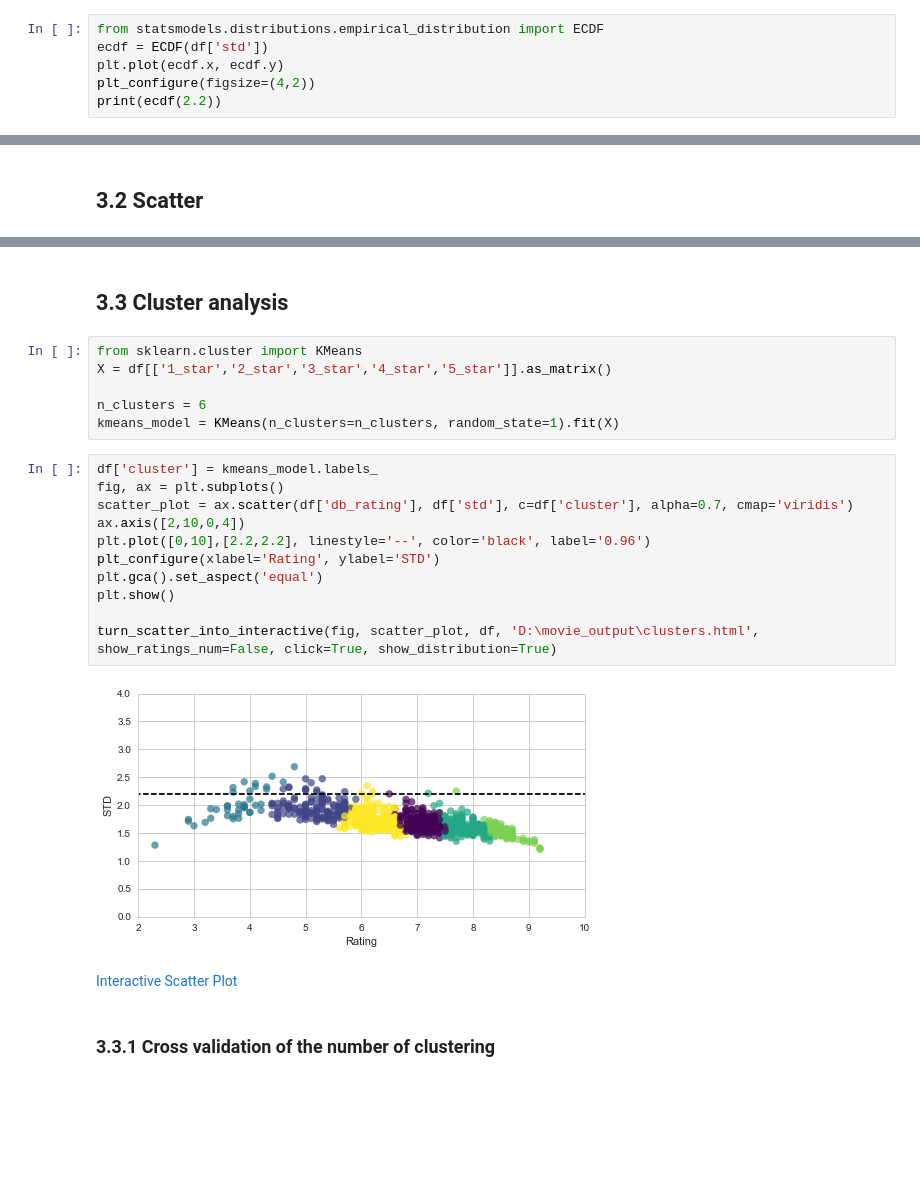
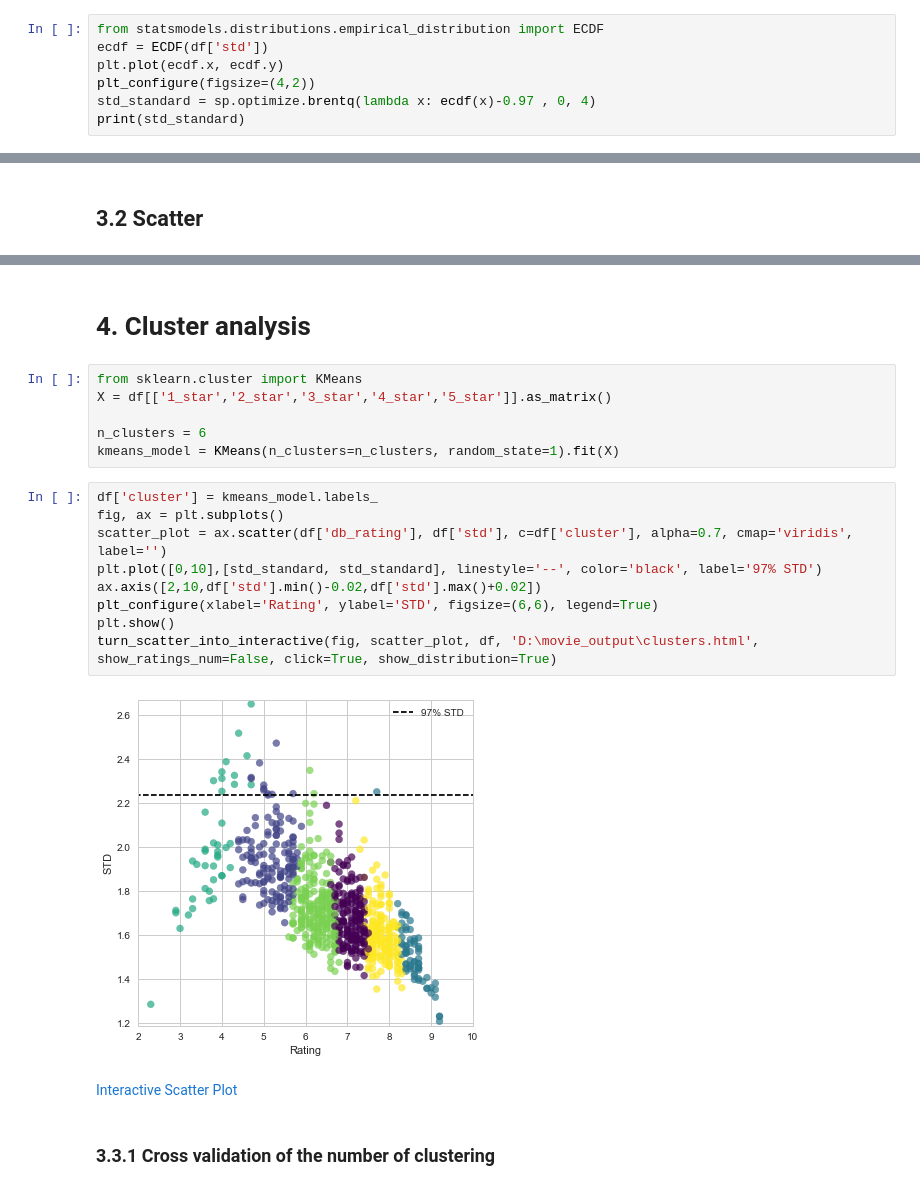
Before and after one commit to cqcn1991/movie-compare, a Jupyter notebook: movie2.ipynb, the cells around one changed output, grey strips where cells are left out. Saved outputs shown, nothing was run; the diff lists cells and outputs as text; blank space fills up the shorter version.

```diff
--- a/movie2.ipynb
+++ b/movie2.ipynb
@@ -184,5 +207,6 @@ from statsmodels.distributions.empirical_distribution import ECDF
 ecdf = ECDF(df['std'])
 plt.plot(ecdf.x, ecdf.y)
 plt_configure(figsize=(4,2))
-print(ecdf(2.2))
+std_standard = sp.optimize.brentq(lambda x: ecdf(x)-0.97 , 0, 4)
+print(std_standard)
 # %% [output]
@@ -202,5 +271,5 @@ Interactive Scatter Plot
 # %% [markdown]
-## 3.3 Cluster analysis
+# 4. Cluster analysis
 # %%
 from sklearn.cluster import KMeans
 X = df[['1_star','2_star','3_star','4_star','5_star']].as_matrix()
@@ -210,16 +279,14 @@ kmeans_model = KMeans(n_clusters=n_clusters, random_state=1).fit(X)
 # %%
 df['cluster'] = kmeans_model.labels_
 fig, ax = plt.subplots()
-scatter_plot = ax.scatter(df['db_rating'], df['std'], c=df['cluster'], alpha=0.7, cmap='viridis')
-ax.axis([2,10,0,4])
-plt.plot([0,10],[2.2,2.2], linestyle='--', color='black', label='0.96')
-plt_configure(xlabel='Rating', ylabel='STD')
-plt.gca().set_aspect('equal')
+scatter_plot = ax.scatter(df['db_rating'], df['std'], c=df['cluster'], alpha=0.7, cmap='viridis', label='')
+plt.plot([0,10],[std_standard, std_standard], linestyle='--', color='black', label='97% STD')
+ax.axis([2,10,df['std'].min()-0.02,df['std'].max()+0.02])
+plt_configure(xlabel='Rating', ylabel='STD', figsize=(6,6), legend=True)
 plt.show()
-
 turn_scatter_into_interactive(fig, scatter_plot, df, 'D:\movie_output\clusters.html', show_ratings_num=False, click=True, show_distribution=True)
 # %% [output]
-[figure, old version]
+[figure, new version]
 Interactive Scatter Plot
 # %% [markdown]
 ### 3.3.1 Cross validation of the number of clustering
```
Also changed, not shown: parts of 24 cells of this notebook, 13 other files.
